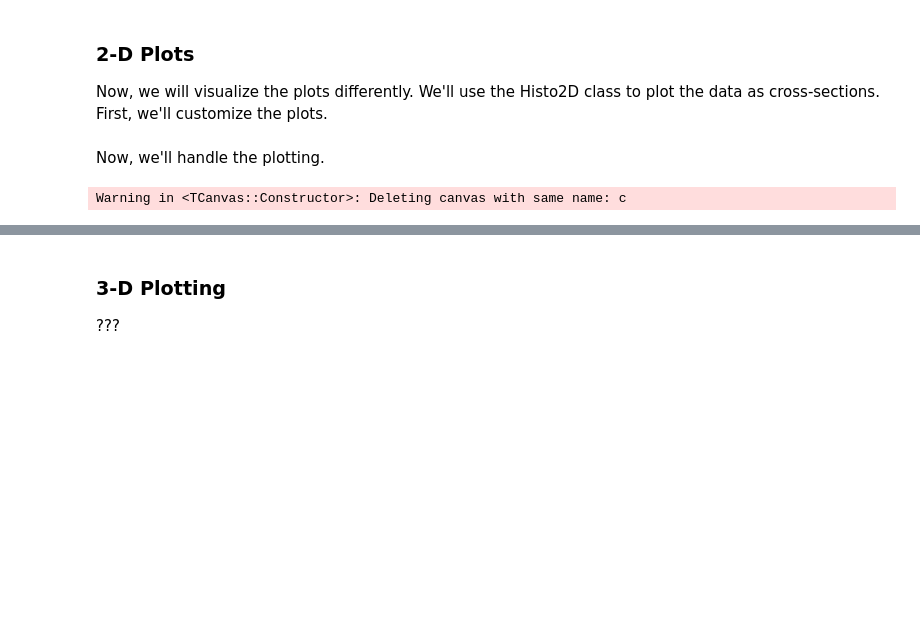
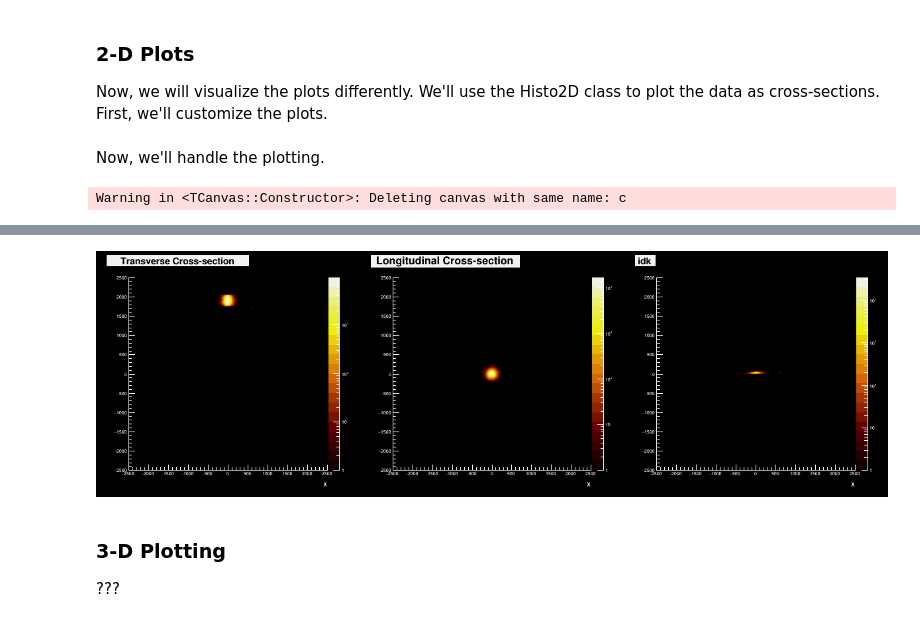
Before and after one commit to headunderheels/Jupyter-Projects, a Jupyter notebook: CalorimeterHits.ipynb, the cells around one changed output, grey strips where cells are left out. Cells and saved outputs as stored; diff of their text form; code cells hidden in the pictures; blank space fills up the shorter version.

```diff
--- a/CalorimeterHits.ipynb
+++ b/CalorimeterHits.ipynb
@@ -218,7 +204,7 @@ h1.Draw("CONT4 Z")
 
 c.cd(2)
 c.GetPad(2).SetFillColor(1)
-h2 = df.Histo2D(("Longitudinal Cross-section", ";x;z",
+h2 = df.Histo2D(("h2", "Longitudinal Cross-section;x;z",
                  xbins, xmin, xmax,
                  ybins, ymin, ymax),
                 "barrel_x", "barrel_z")
@@ -226,7 +212,7 @@ h2.Draw("CONT4 Z")
 
 c.cd(3)
 c.GetPad(3).SetFillColor(1)
-h3 = df.Histo2D(("Time Cross-section", ";x;t",
+h3 = df.Histo2D(("h3", "idk;x;t",
                  xbins, xmin, xmax,
                  tbins, tmin, tmax),
                 "barrel_x", "ECALBarrel.time")
@@ -239,3 +224,4 @@ Warning in <TCanvas::Constructor>: Deleting canvas with same name: c
+[figure, added]
 # %% [markdown]
 ### 3-D Plotting
 
```
Also changed, not shown: parts of 5 cells of this notebook.
